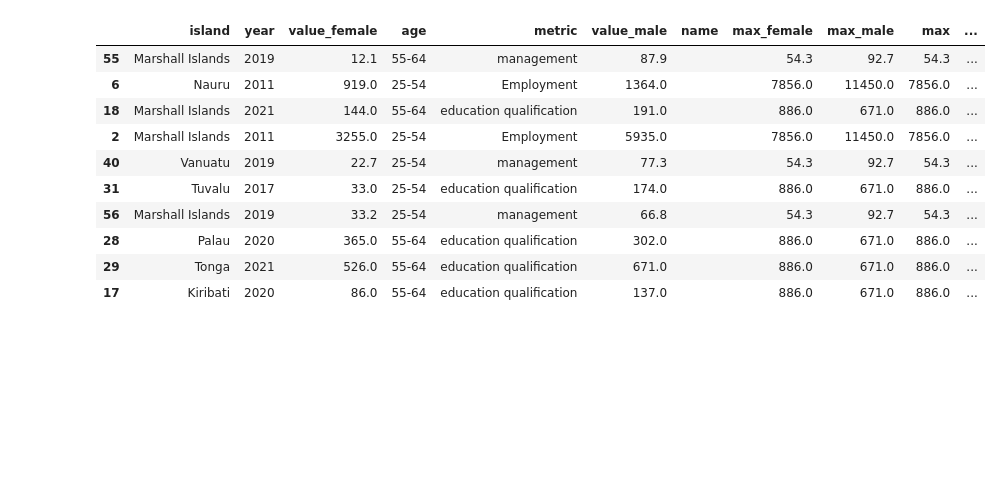
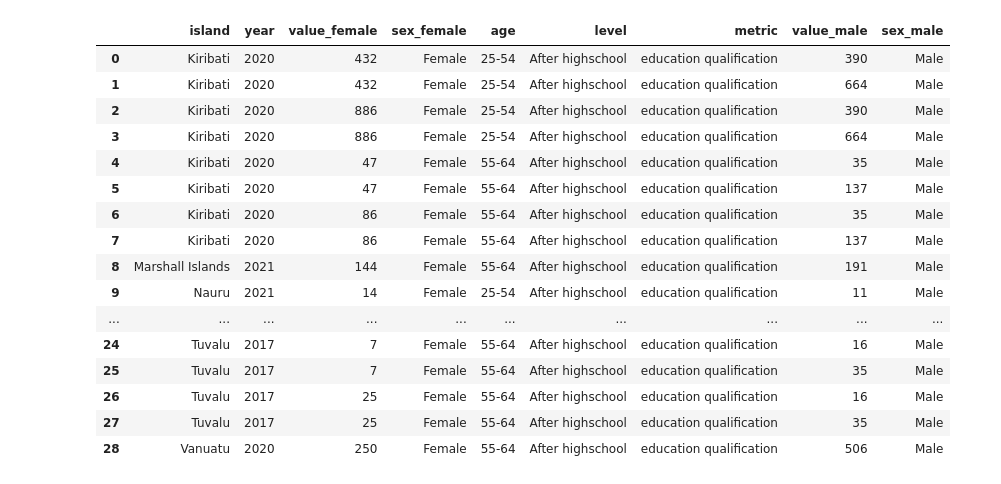
Before and after one commit to JosephBARBIERDARNAL/pacific-data-challenge, a Jupyter notebook: chart.ipynb, the cells around one changed output. Saved outputs shown, nothing was run; the diff lists cells and outputs as text; code cells hidden in the pictures; blank space fills up the shorter version.

```diff
--- a/chart.ipynb
+++ b/chart.ipynb
@@ -52,44 +52,51 @@ df2 = df2_female.merge(
     how="inner",
     suffixes=("_female", "_male")
 )
 
 df3 = pd.read_csv("data/management-position.csv")
 df3.drop(columns="categories", inplace=True)
 df3["metric"] = "management"
 df3.rename(columns={
     "share_female_lead": "value"
 }, inplace=True)
 df3["value_male"] = 100 - df3["value"]
 df3.rename(columns={"value": "value_female"}, inplace=True)
 
 df = pd.concat([df1, df2, df3])
 df.drop(columns=["sex_male", "sex_female", "level"], inplace=True)
 df.replace("Micronesia (Federated States of)", "Micronesia", inplace=True)
 df["name"] = df["island"]+" ("+df["age"]+" yo in "+df["year"].astype(str)+")"
 df["name"] = ""
 
 max_per_metric = df.groupby("metric")[["value_female", "value_male"]].max().reset_index()
 max_per_metric.columns = ["metric", "max_female", "max_male"]
 df = df.merge(max_per_metric, on="metric")
 df["max"] = df[['max_female', 'max_female']].max(axis=1)
 df["value_female_scaled"] = df["value_female"]/df["max"]*50
 df["value_male_scaled"] = df["value_male"]/df["max"]*50
 
 df["padding"] = df[["value_female_scaled", "value_male_scaled"]].max(axis=1) * 0.1
 df.sort_values(by=["metric", "island", "age", "year"], inplace=True)
 df.sample(10)
+df2
 # %% [output]
-|  | island | year | value_female | age | metric | value_male | name | max_female | max_male | max | ... |
-| 55 | Marshall Islands | 2019 | 12.1 | 55-64 | management | 87.9 |  | 54.3 | 92.7 | 54.3 | ... |
-| 6 | Nauru | 2011 | 919.0 | 25-54 | Employment | 1364.0 |  | 7856.0 | 11450.0 | 7856.0 | ... |
-| 18 | Marshall Islands | 2021 | 144.0 | 55-64 | education qualification | 191.0 |  | 886.0 | 671.0 | 886.0 | ... |
-| 2 | Marshall Islands | 2011 | 3255.0 | 25-54 | Employment | 5935.0 |  | 7856.0 | 11450.0 | 7856.0 | ... |
-| 40 | Vanuatu | 2019 | 22.7 | 25-54 | management | 77.3 |  | 54.3 | 92.7 | 54.3 | ... |
-| 31 | Tuvalu | 2017 | 33.0 | 25-54 | education qualification | 174.0 |  | 886.0 | 671.0 | 886.0 | ... |
-| 56 | Marshall Islands | 2019 | 33.2 | 25-54 | management | 66.8 |  | 54.3 | 92.7 | 54.3 | ... |
-| 28 | Palau | 2020 | 365.0 | 55-64 | education qualification | 302.0 |  | 886.0 | 671.0 | 886.0 | ... |
-| 29 | Tonga | 2021 | 526.0 | 55-64 | education qualification | 671.0 |  | 886.0 | 671.0 | 886.0 | ... |
-| 17 | Kiribati | 2020 | 86.0 | 55-64 | education qualification | 137.0 |  | 886.0 | 671.0 | 886.0 | ... |
+|  | island | year | value_female | sex_female | age | level | metric | value_male | sex_male |
+| 0 | Kiribati | 2020 | 432 | Female | 25-54 | After highschool | education qualification | 390 | Male |
+| 1 | Kiribati | 2020 | 432 | Female | 25-54 | After highschool | education qualification | 664 | Male |
+| 2 | Kiribati | 2020 | 886 | Female | 25-54 | After highschool | education qualification | 390 | Male |
+| 3 | Kiribati | 2020 | 886 | Female | 25-54 | After highschool | education qualification | 664 | Male |
+| 4 | Kiribati | 2020 | 47 | Female | 55-64 | After highschool | education qualification | 35 | Male |
+| 5 | Kiribati | 2020 | 47 | Female | 55-64 | After highschool | education qualification | 137 | Male |
+| 6 | Kiribati | 2020 | 86 | Female | 55-64 | After highschool | education qualification | 35 | Male |
+| 7 | Kiribati | 2020 | 86 | Female | 55-64 | After highschool | education qualification | 137 | Male |
+| 8 | Marshall Islands | 2021 | 144 | Female | 55-64 | After highschool | education qualification | 191 | Male |
+| 9 | Nauru | 2021 | 14 | Female | 25-54 | After highschool | education qualification | 11 | Male |
+| ... | ... | ... | ... | ... | ... | ... | ... | ... | ... |
+| 24 | Tuvalu | 2017 | 7 | Female | 55-64 | After highschool | education qualification | 16 | Male |
+| 25 | Tuvalu | 2017 | 7 | Female | 55-64 | After highschool | education qualification | 35 | Male |
+| 26 | Tuvalu | 2017 | 25 | Female | 55-64 | After highschool | education qualification | 16 | Male |
+| 27 | Tuvalu | 2017 | 25 | Female | 55-64 | After highschool | education qualification | 35 | Male |
+| 28 | Vanuatu | 2020 | 250 | Female | 55-64 | After highschool | education qualification | 506 | Male |
 # %%
 def get_alignement(angle, offset=0):
         if angle <= np.pi:
```
Also changed, not shown: parts of 2 cells of this notebook, 1 other file.
